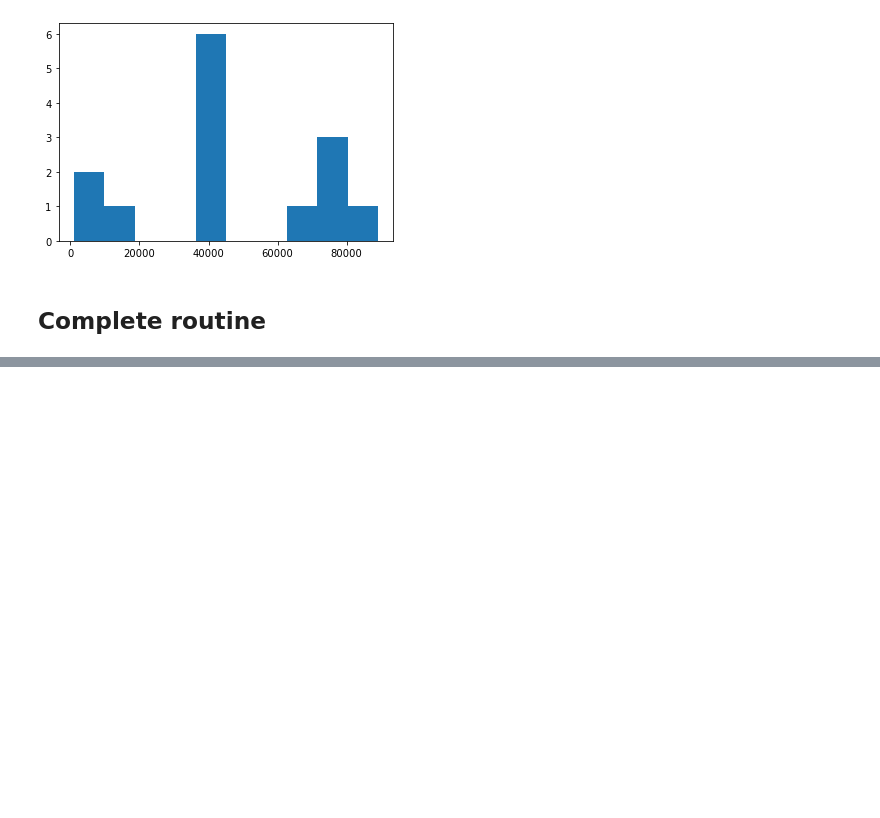
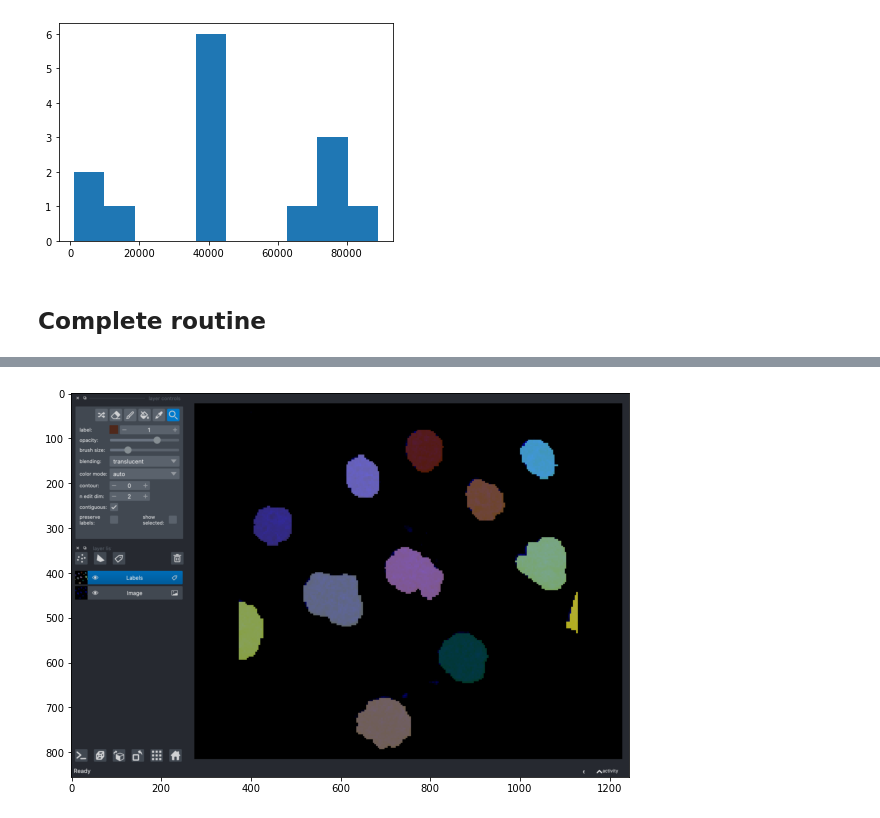
Before and after one commit to guiwitz/ZIDAS2021_Python_primer, a Jupyter notebook: ZIDAS2021_demo.ipynb, the cells around one changed output, grey strips where cells are left out. Saved outputs shown, nothing was run; the diff lists cells and outputs as text; code cells hidden in the pictures; blank space fills up the shorter version.

```diff
--- a/ZIDAS2021_demo.ipynb
+++ b/ZIDAS2021_demo.ipynb
@@ -113,0 +153,2 @@ props_clean = props['area'][props['area'] > 1000]
+# %%
+viewer = napari.Viewer()
@@ -113,0 +158,8 @@ props_clean = props['area'][props['area'] > 1000]
+# %%
+viewer.add_image(im_nuclei[::10,::10], colormap='blue')
+viewer.add_labels(segmented[0]);
+# %%
+fig,ax=plt.subplots(figsize=(10,10))
+ax.imshow(viewer.screenshot(canvas_only=False));
+# %% [output]
+[figure, added]
```
Also changed, not shown: parts of 18 cells of this notebook, 1 other file.
